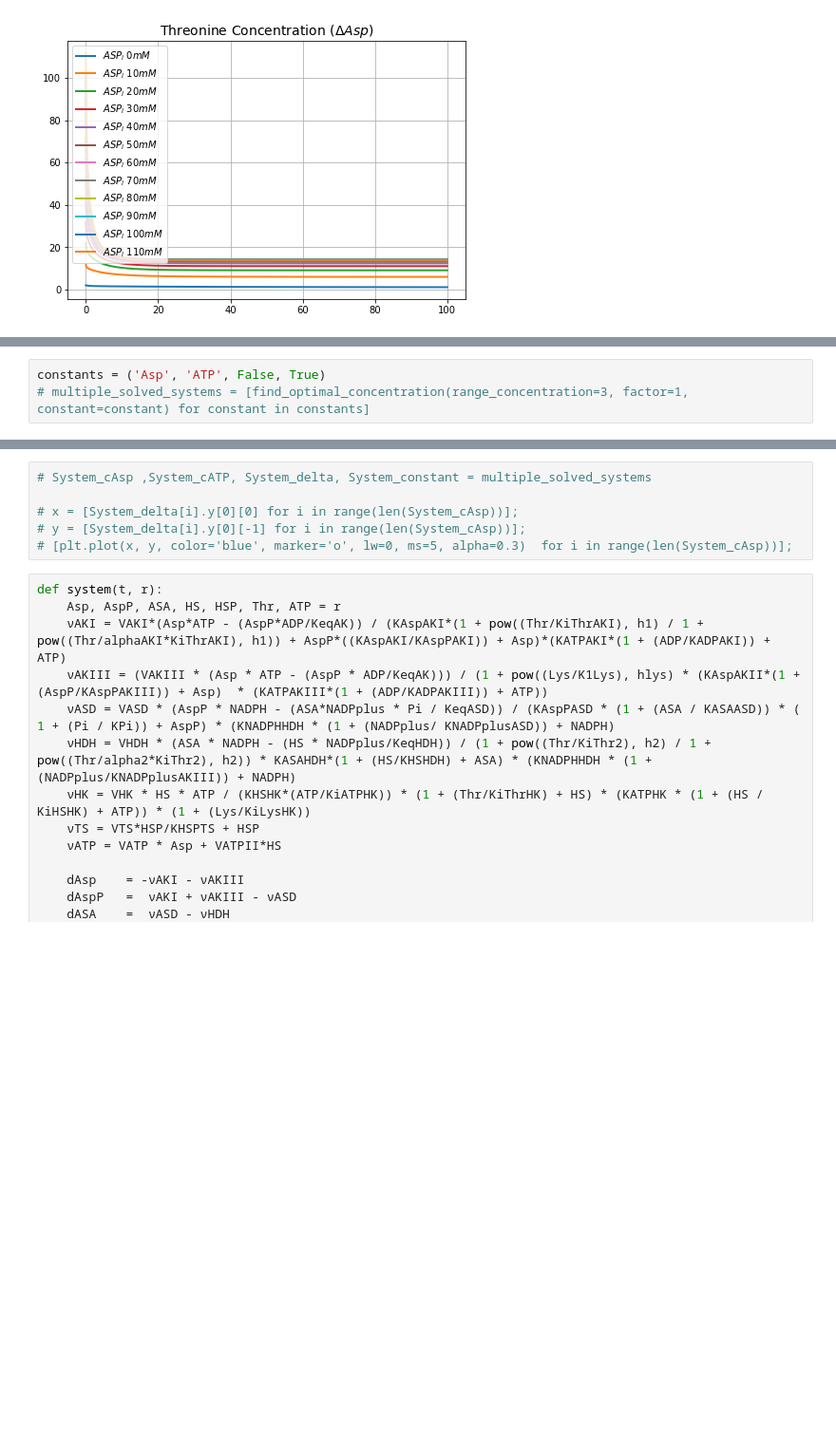
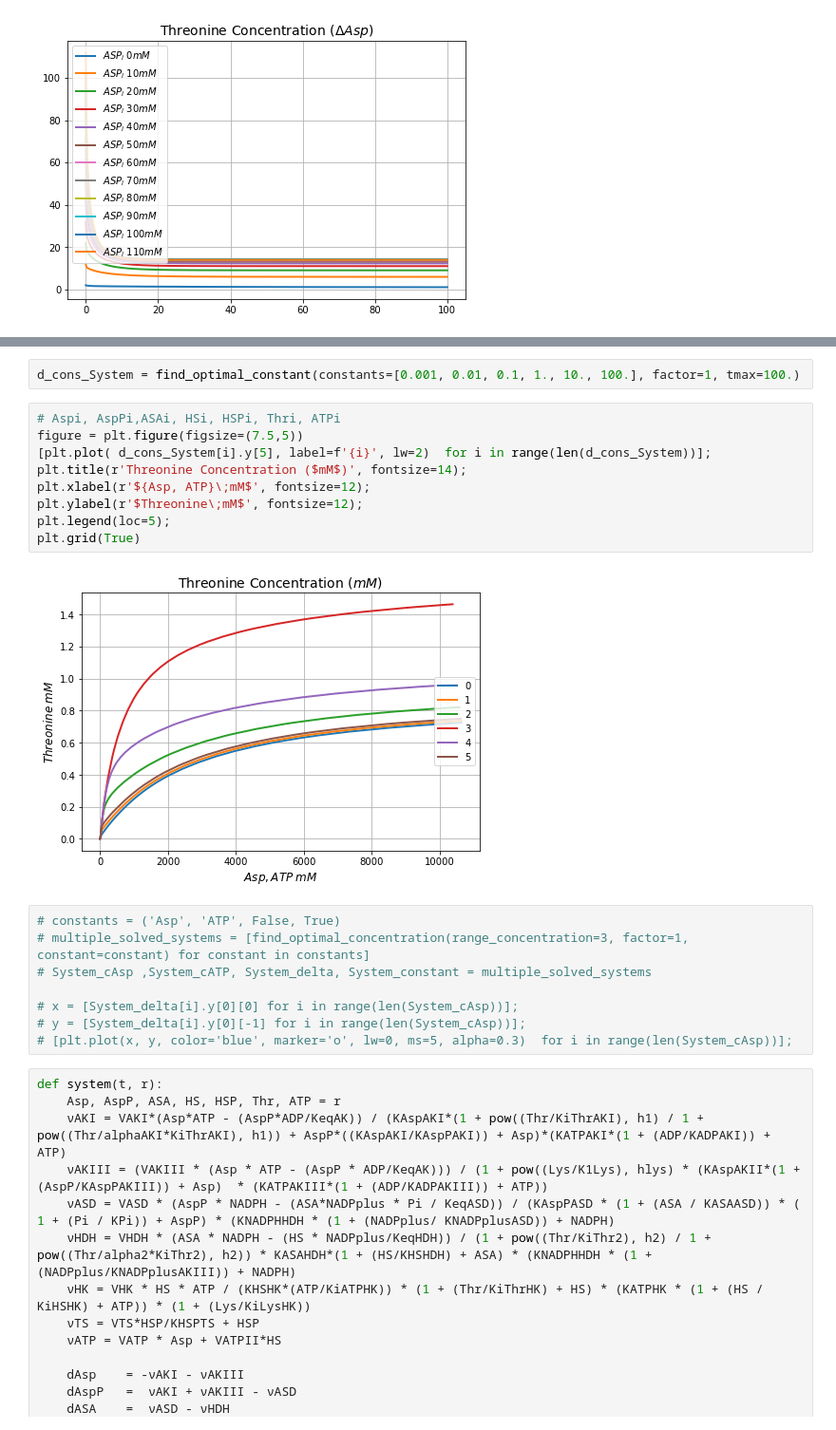
Before and after one commit to alejandrocs98/Proyectos-HCIM, a Jupyter notebook: Proyecto-01/proyecto_1.ipynb, the cells around one changed output, grey strips where cells are left out. Shown: that part at 95% size. Saved outputs shown, nothing was run; the diff lists cells and outputs as text; blank space fills up the shorter version.

```diff
--- a/Proyecto-01/proyecto_1.ipynb
+++ b/Proyecto-01/proyecto_1.ipynb
@@ -275,5 +273,2 @@ plt.grid(True)
 # %% [output]
 [figure]
-# %%
-constants = ('Asp', 'ATP', False, True)
-# multiple_solved_systems = [find_optimal_concentration(range_concentration=3, factor=1, constant=constant) for constant in constants]
@@ -280,4 +374,19 @@ constants = ('Asp', 'ATP', False, True)
+# %%
+d_cons_System = find_optimal_constant(constants=[0.001, 0.01, 0.1, 1., 10., 100.], factor=1, tmax=100.)
+# %%
+# Aspi, AspPi,ASAi, HSi, HSPi, Thri, ATPi
+figure = plt.figure(figsize=(7.5,5))
+[plt.plot( d_cons_System[i].y[5], label=f'{i}', lw=2)  for i in range(len(d_cons_System))];
+plt.title(r'Threonine Concentration ($mM$)', fontsize=14);
+plt.xlabel(r'${Asp, ATP}\;mM$', fontsize=12);
+plt.ylabel(r'$Threonine\;mM$', fontsize=12);
+plt.legend(loc=5);
+plt.grid(True)
+# %% [output]
+[figure, added]
 # %%
+# constants = ('Asp', 'ATP', False, True)
+# multiple_solved_systems = [find_optimal_concentration(range_concentration=3, factor=1, constant=constant) for constant in constants]
 # System_cAsp ,System_cATP, System_delta, System_constant = multiple_solved_systems
 
 # x = [System_delta[i].y[0][0] for i in range(len(System_cAsp))];
```
Also changed, not shown: parts of 2 cells of this notebook.
